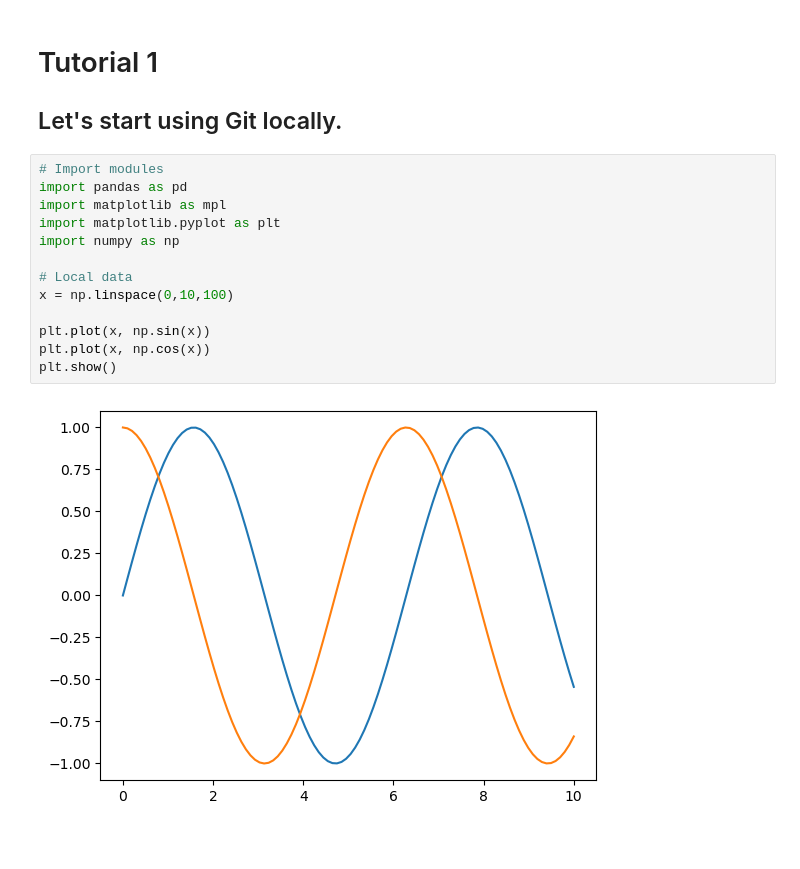
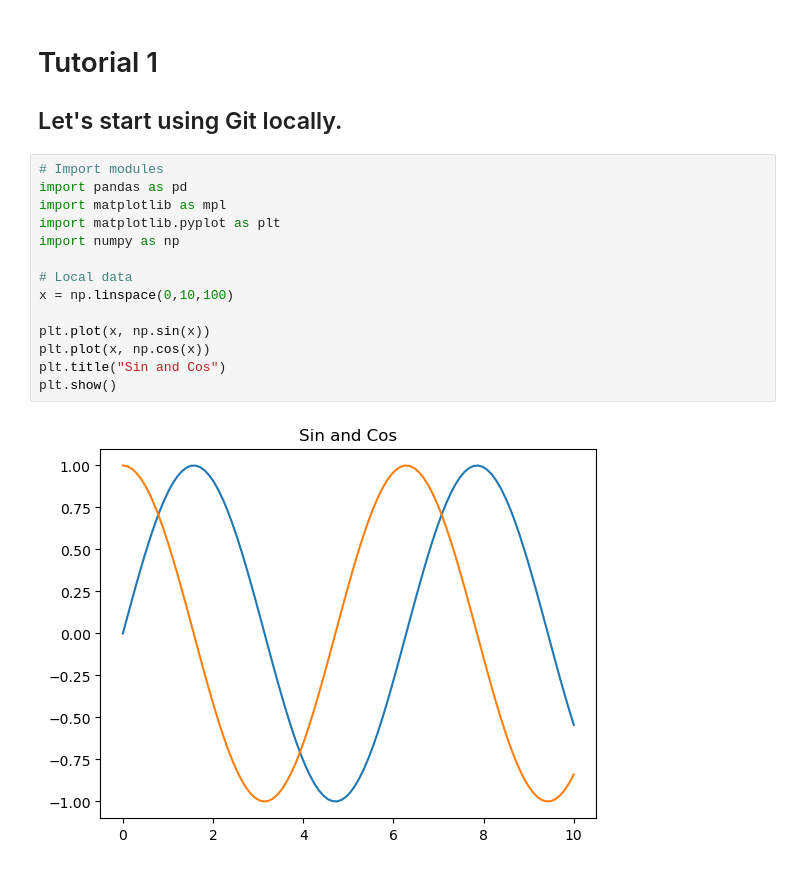
Before and after one commit to mdr-datascience/git-tutorials, a Jupyter notebook: GetStartedWithGit1.ipynb, the cells around one changed output. Drawn from its saved outputs; the diff is of its cells as text; blank space fills up the shorter version.

Commit message:
Add title to plot

```diff
--- a/GetStartedWithGit1.ipynb
+++ b/GetStartedWithGit1.ipynb
@@ -4,15 +4,16 @@
 # %%
 # Import modules
 import pandas as pd
 import matplotlib as mpl
 import matplotlib.pyplot as plt
 import numpy as np
 
 # Local data
 x = np.linspace(0,10,100)
 
 plt.plot(x, np.sin(x))
 plt.plot(x, np.cos(x))
+plt.title("Sin and Cos")
 plt.show()
 # %% [output]
-[figure, old version]
+[figure, new version]
```
